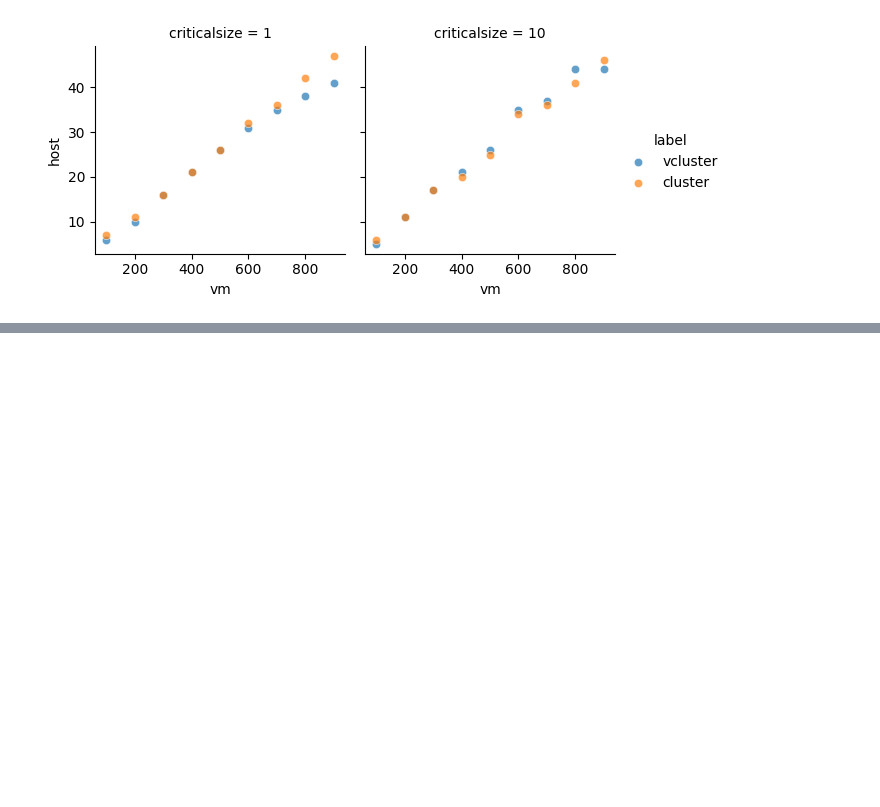
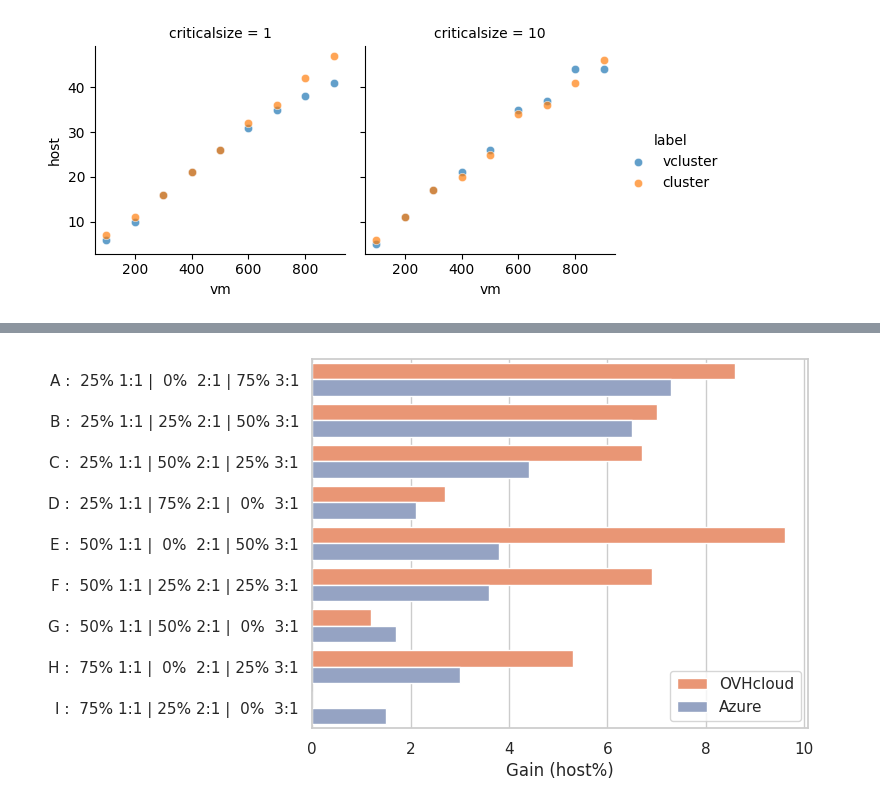
Before and after one commit to jacquetpi/cloudfactory-VMSlack, a Jupyter notebook: vcluster-experiments-data/Simulation.ipynb, the cells around one changed output, grey strips where cells are left out. Cells and saved outputs as stored; diff of their text form; code cells hidden in the pictures; blank space fills up the shorter version.

```diff
--- a/vcluster-experiments-data/Simulation.ipynb
+++ b/vcluster-experiments-data/Simulation.ipynb
@@ -182,0 +294,39 @@ g.add_legend()
+# %%
+dataset_gains.drop(dataset_gains[dataset_gains['oc1'] < 0.25].index, inplace = True)
+dataset_gains.drop(dataset_gains[dataset_gains['oc1'] == 1].index, inplace = True)
+dataset_gains.drop(dataset_gains[dataset_gains['oc2'] == 1].index, inplace = True)
+dataset_gains.drop(dataset_gains[dataset_gains['oc3'] == 1].index, inplace = True)
+
+def format_line(oc1, oc2, oc3):
+    label = str(round(oc1*100)) + "% 1:1"
+    if oc2>0:
+        label+= " | " + str(round(oc2*100)) + "% 2:1"
+    else:
+        label+= " |  0%  2:1"
+    if oc3>0:
+        label+= " | " + str(round(oc3*100)) + "% 3:1"
+    else:
+        label+= " |  0%  3:1"
+    if label not in format_line.associated_labels:
+        format_line.associated_labels[label] = chr(ord('A') + format_line.counter)
+        format_line.counter+=1
+    return format_line.associated_labels[label] + " :  " + label
+format_line.counter = 0
+format_line.associated_labels= dict()
+
+dataset_gains['distribution_clean'] = dataset_gains.apply(lambda row : format_line(row['oc1'],row['oc2'],row['oc3']), axis=1)
+gains_500vm = dataset_gains.drop(dataset_gains[dataset_gains['vm'] < 500].index)
+
+palette = list(sns.color_palette("Set2"))
+palette = [palette[1], palette[2]]
+
+sns.set_theme(style="whitegrid")
+ax = sns.barplot(gains_500vm, y="distribution_clean", x="gain", hue="label", palette=palette)
+ax.set_xlabel('Gain (host%)')
+ax.set_ylabel('')
+
+ax.legend_.set_title(None)
+
+plt.gcf().savefig('figures/gains.pdf', bbox_inches='tight')
+# %% [output]
+[figure, added]
```
Also changed, not shown: parts of 7 cells of this notebook, 4 other files.
